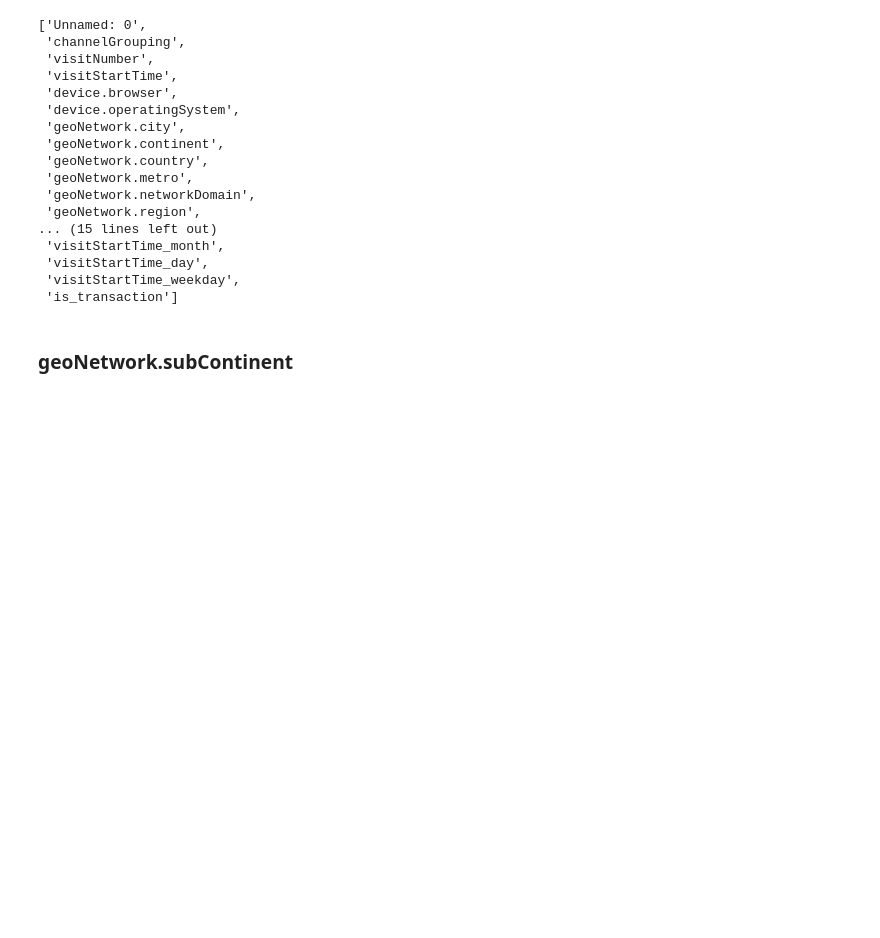
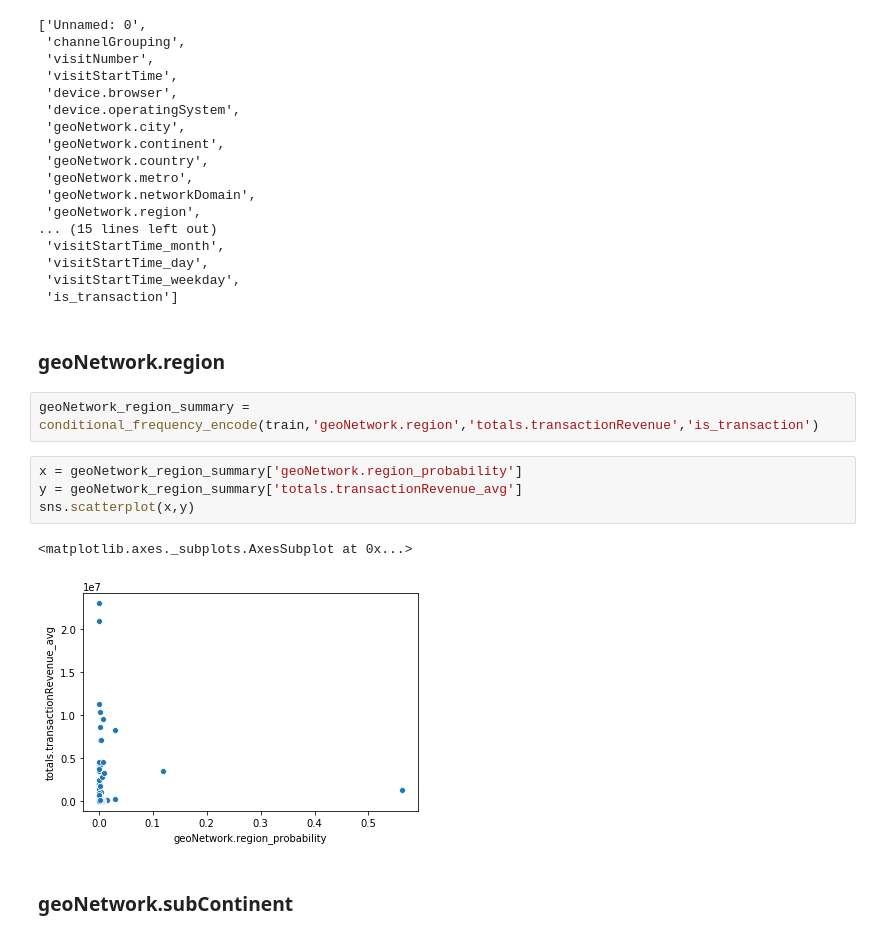
Before and after one commit to Pavan-Sangha/Kaggle-Google-Analytics-Customer-Revenue, a Jupyter notebook: feature_analysis_2.ipynb, the cells around one changed output. Drawn from its saved outputs; the diff is of its cells as text; blank space fills up the shorter version.

```diff
--- a/feature_analysis_2.ipynb
+++ b/feature_analysis_2.ipynb
@@ -536,6 +536,17 @@ remaining_columns
  'visitStartTime_day',
  'visitStartTime_weekday',
  'is_transaction']
+# %% [markdown]
+### geoNetwork.region
+# %%
+geoNetwork_region_summary = conditional_frequency_encode(train,'geoNetwork.region','totals.transactionRevenue','is_transaction')
+# %%
+x = geoNetwork_region_summary['geoNetwork.region_probability']
+y = geoNetwork_region_summary['totals.transactionRevenue_avg']
+sns.scatterplot(x,y)
+# %% [output]
+<matplotlib.axes._subplots.AxesSubplot at 0x...>
+[figure, added]
 # %% [markdown]
 ### geoNetwork.subContinent
 # %%
```
Also changed, not shown: parts of 37 cells of this notebook.
